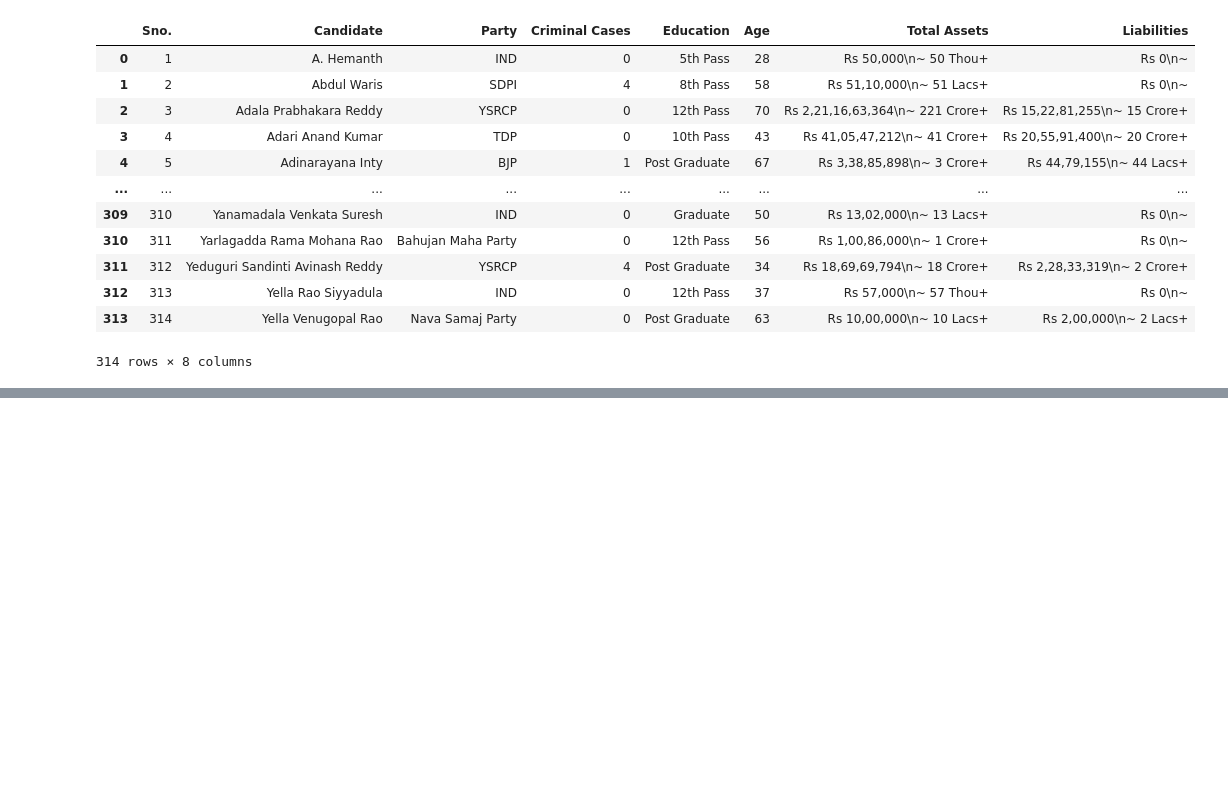
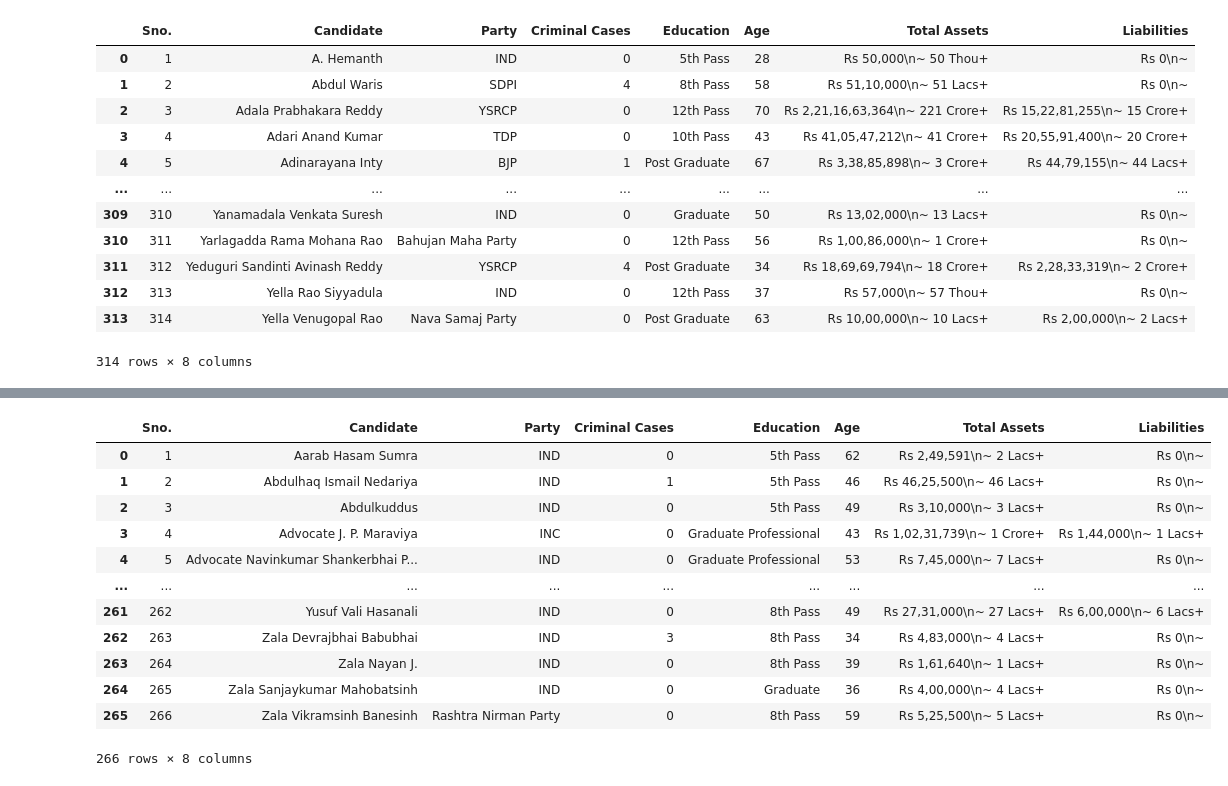
Before and after one commit to iitm-da25b007/MPs-assets, a Jupyter notebook: data_scraper.ipynb, the cells around one changed output, grey strips where cells are left out. Drawn from its saved outputs; the diff is of its cells as text; code cells hidden in the pictures; blank space fills up the shorter version.

```diff
--- a/data_scraper.ipynb
+++ b/data_scraper.ipynb
@@ -251,0 +384,16 @@ Scraping the winner list from wikipedia
+# %%
+gujarat_24
+# %% [output]
+|  | Sno. | Candidate | Party | Criminal Cases | Education | Age | Total Assets | Liabilities |
+| 0 | 1 | Aarab Hasam Sumra | IND | 0 | 5th Pass | 62 | Rs 2,49,591\n~ 2 Lacs+ | Rs 0\n~ |
+| 1 | 2 | Abdulhaq Ismail Nedariya | IND | 1 | 5th Pass | 46 | Rs 46,25,500\n~ 46 Lacs+ | Rs 0\n~ |
+| 2 | 3 | Abdulkuddus | IND | 0 | 5th Pass | 49 | Rs 3,10,000\n~ 3 Lacs+ | Rs 0\n~ |
+| 3 | 4 | Advocate J. P. Maraviya | INC | 0 | Graduate Professional | 43 | Rs 1,02,31,739\n~ 1 Crore+ | Rs 1,44,000\n~ 1 Lacs+ |
+| 4 | 5 | Advocate Navinkumar Shankerbhai P... | IND | 0 | Graduate Professional | 53 | Rs 7,45,000\n~ 7 Lacs+ | Rs 0\n~ |
+| ... | ... | ... | ... | ... | ... | ... | ... | ... |
+| 261 | 262 | Yusuf Vali Hasanali | IND | 0 | 8th Pass | 49 | Rs 27,31,000\n~ 27 Lacs+ | Rs 6,00,000\n~ 6 Lacs+ |
+| 262 | 263 | Zala Devrajbhai Babubhai | IND | 3 | 8th Pass | 34 | Rs 4,83,000\n~ 4 Lacs+ | Rs 0\n~ |
+| 263 | 264 | Zala Nayan J. | IND | 0 | 8th Pass | 39 | Rs 1,61,640\n~ 1 Lacs+ | Rs 0\n~ |
+| 264 | 265 | Zala Sanjaykumar Mahobatsinh | IND | 0 | Graduate | 36 | Rs 4,00,000\n~ 4 Lacs+ | Rs 0\n~ |
+| 265 | 266 | Zala Vikramsinh Banesinh | Rashtra Nirman Party | 0 | 8th Pass | 59 | Rs 5,25,500\n~ 5 Lacs+ | Rs 0\n~ |
+266 rows × 8 columns
```
Also changed, not shown: parts of 16 cells of this notebook, 3 other files.
